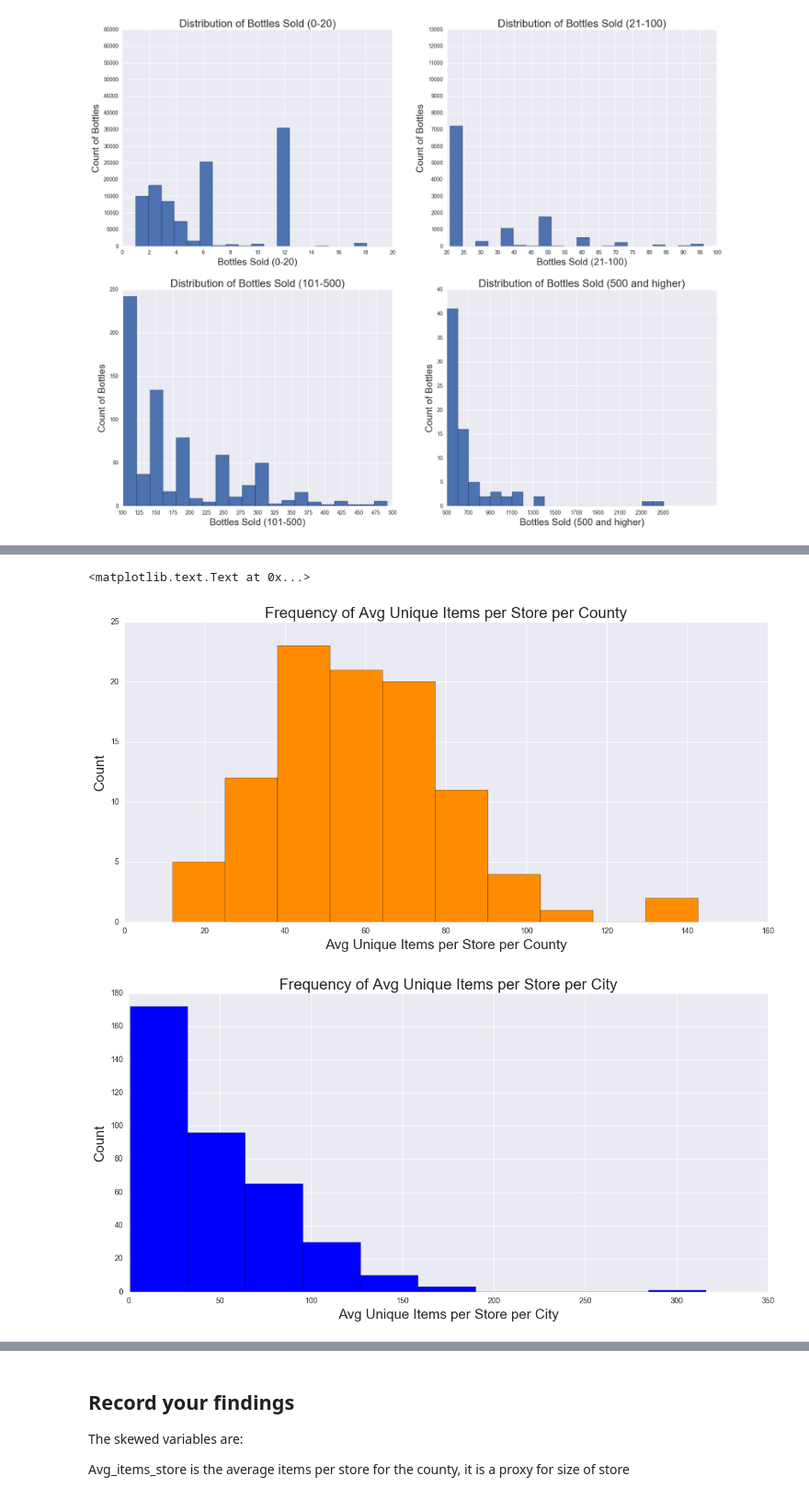
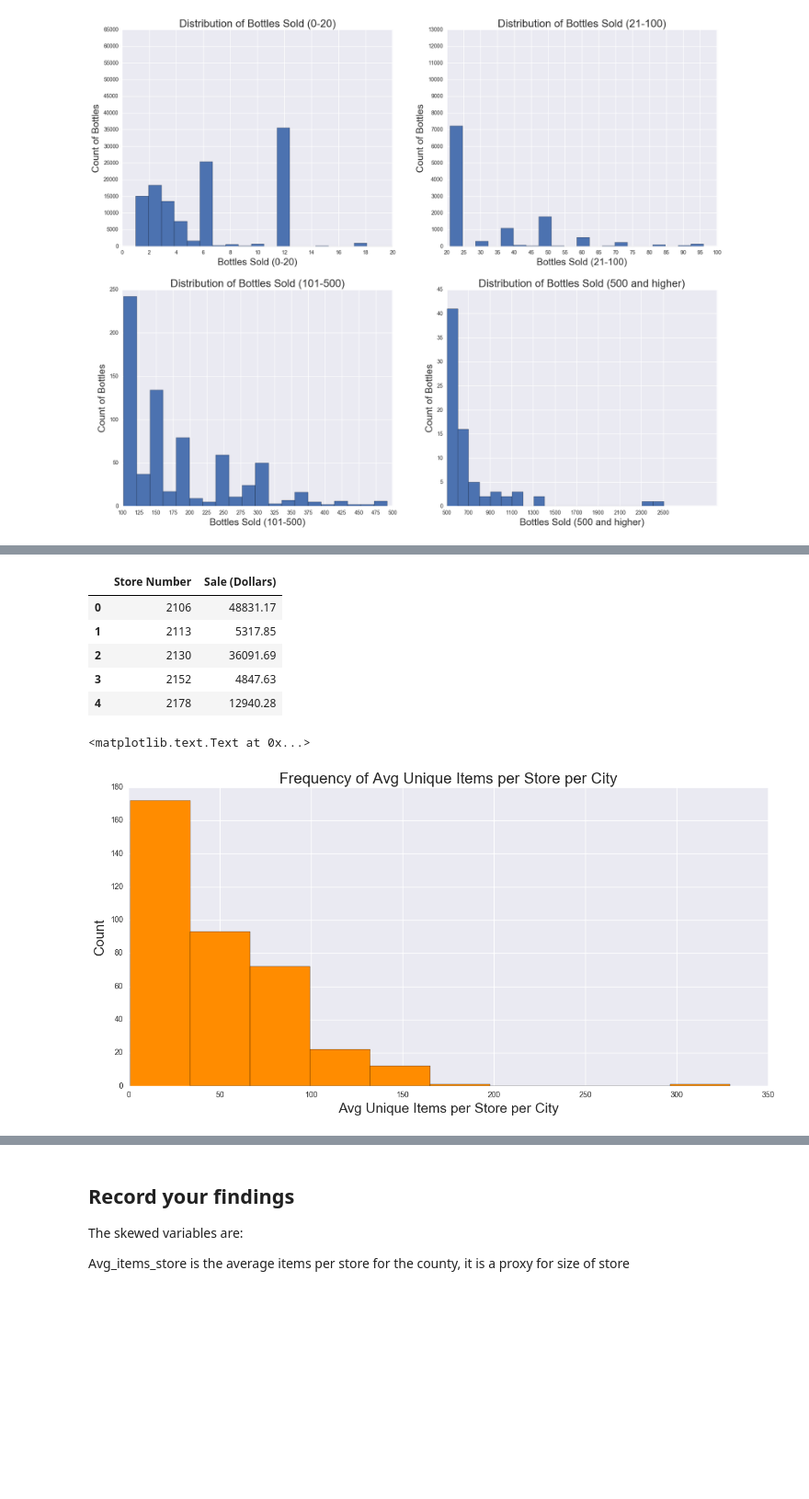
Before and after one commit to tvoreyer/project_3, a Jupyter notebook: starter-code/Project 3 Starter Code.ipynb, the cells around one changed output, grey strips where cells are left out. Shown: that part at 92% size. Saved outputs shown, nothing was run; the diff lists cells and outputs as text; code cells hidden in the pictures; blank space fills up the shorter version.

```diff
--- a/starter-code/Project 3 Starter Code.ipynb
+++ b/starter-code/Project 3 Starter Code.ipynb
@@ -76,6 +89,7 @@ del df['Category']
 df['State Bottle Cost'] = df['State Bottle Cost'].apply(lambda x: str(x).replace('$','')).astype(float)
 df['State Bottle Retail'] = df['State Bottle Retail'].apply(lambda x: str(x).replace('$','')).astype(float)
 df['Sale (Dollars)'] = df['Sale (Dollars)'].apply(lambda x: str(x).replace('$','')).astype(float)
+df['City'] = df['City'].apply(lambda x: x.upper())
 # %%
 #only using the 2015 year data
 df = df[df['Date'].dt.year == 2015]
@@ -200,9 +215,11 @@ cat_bin_df = pd.DataFrame(cat_bins)
 cat_bin_df = cat_bin_df.rename(columns = {0:'Category_Bins'})
 # %%
 #creating unique items per store - possible proxy for sq footage given more items per store means a bigger store
-unique_items_per_store = train[train['Bottles Sold'] < 26].groupby('Store Number')['Item Number'].nunique().to_frame('Unique_Items')
+#assumption is that that if an item did not sell, the business would remove them from the shelves, each business would maximize revenues
+unique_items_per_store = train.groupby('Store Number')['Item Number'].nunique().to_frame('Unique_Items')
 unique_items_per_store.reset_index(inplace = True)
 unique_items_per_store.sort_values('Unique_Items',ascending = False)
+print unique_items_per_store.shape
 print "The mean # of unique items per store is", unique_items_per_store['Unique_Items'].mean()
 print "The max # of unique items per store is", unique_items_per_store['Unique_Items'].max()
 print "The min # of unique items per store is", unique_items_per_store['Unique_Items'].min()
@@ -226,7 +267,7 @@ The min # of unique items per store is 1
 county_store = train.groupby(['County','Store Number'])['Zip Code'].nunique().to_frame('Count')
 county_store.reset_index(inplace = True)
 county_items = pd.merge(county_store,unique_items_per_store,how= 'outer')
-#this is the number of unique items per store in the county.
+#this is the average unique items per store in the county.
 county_avgitems = county_items.groupby('County')['Unique_Items'].mean().to_frame('Avg_items_store')
 county_avgitems.reset_index(inplace = True)
 county_avgitems.head()
@@ -237,20 +278,26 @@ city_store.reset_index(inplace = True)
 city_items = pd.merge(city_store,unique_items_per_store)
 city_avgitems = city_items.groupby('City')['Unique_Items'].mean().to_frame('Average_items_store')
 city_avgitems.reset_index(inplace = True)
-
-
-#matching up store number with store name to identify what kind of stores are liquor stores
+sales_per_store = train[train['Bottles Sold'] < 26].groupby('Store Number')['Sale (Dollars)'].sum().to_frame()
+sales_per_store.reset_index(inplace = True)
+sales_per_store.head()
+# %% [output]
+|  | Store Number | Sale (Dollars) |
+| 0 | 2106 | 48831.17 |
+| 1 | 2113 | 5317.85 |
+| 2 | 2130 | 36091.69 |
+| 3 | 2152 | 4847.63 |
+| 4 | 2178 | 12940.28 |
 # %%
-county_avgitems.hist(figsize = (15,7), color = 'darkorange')
-plt.title('Frequency of Avg Unique Items per Store per County',fontsize = 20)
-plt.xlabel('Avg Unique Items per Store per County',fontsize = 18)
-plt.ylabel('Count',fontsize = 18)
+#county_avgitems.hist(figsize = (15,7), color = 'darkorange')
+#plt.title('Frequency of Avg Unique Items per Store per County',fontsize = 20)
+#plt.xlabel('Avg Unique Items per Store per County',fontsize = 18)
+#plt.ylabel('Count',fontsize = 18)
 
-city_avgitems.hist(figsize = (15,7), color = 'blue')
+city_avgitems.hist(figsize = (15,7), color = 'darkorange')
 plt.title('Frequency of Avg Unique Items per Store per City',fontsize = 20)
 plt.xlabel('Avg Unique Items per Store per City',fontsize = 18)
 plt.ylabel('Count',fontsize = 18)
 # %% [output]
 <matplotlib.text.Text at 0x...>
-[figure, old version]
+[figure, new version]
-[figure, removed]
```
Also changed, not shown: parts of 24 cells of this notebook.
